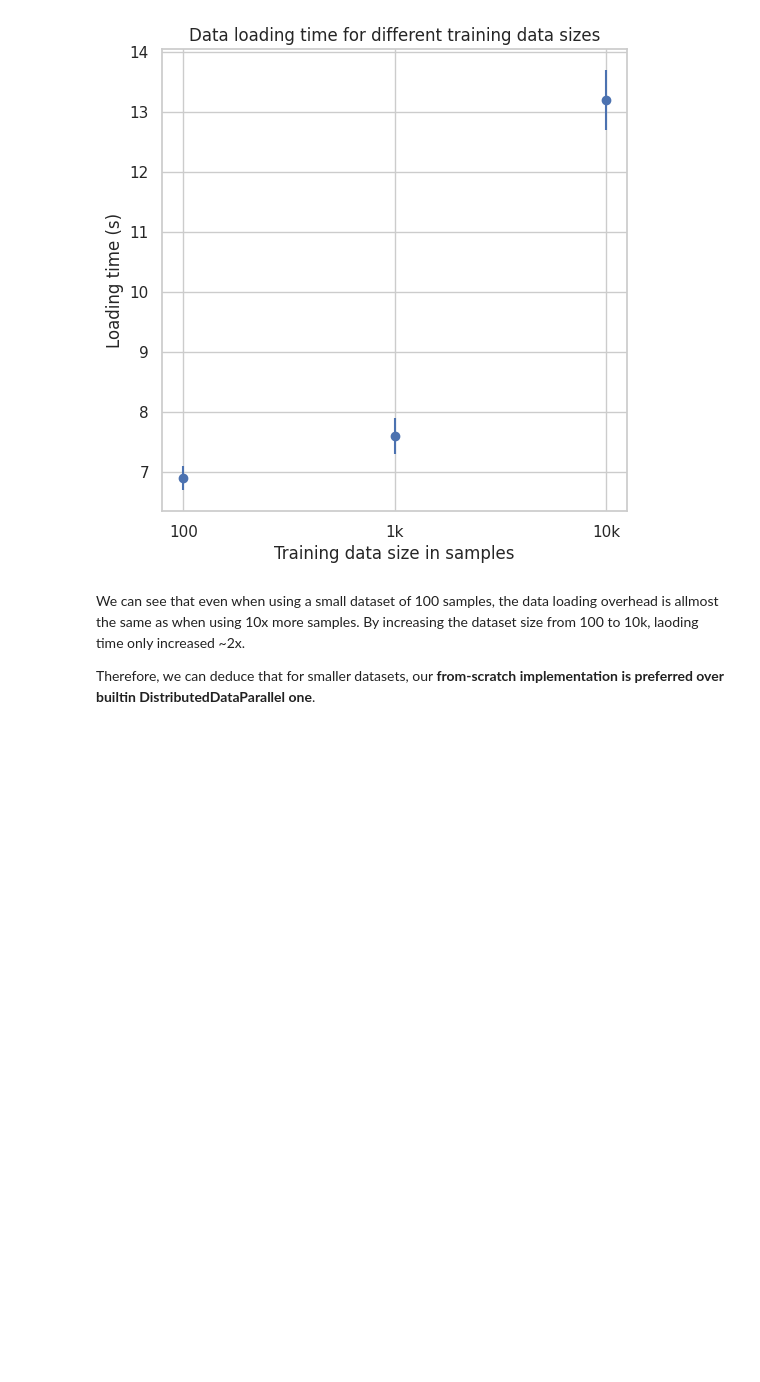
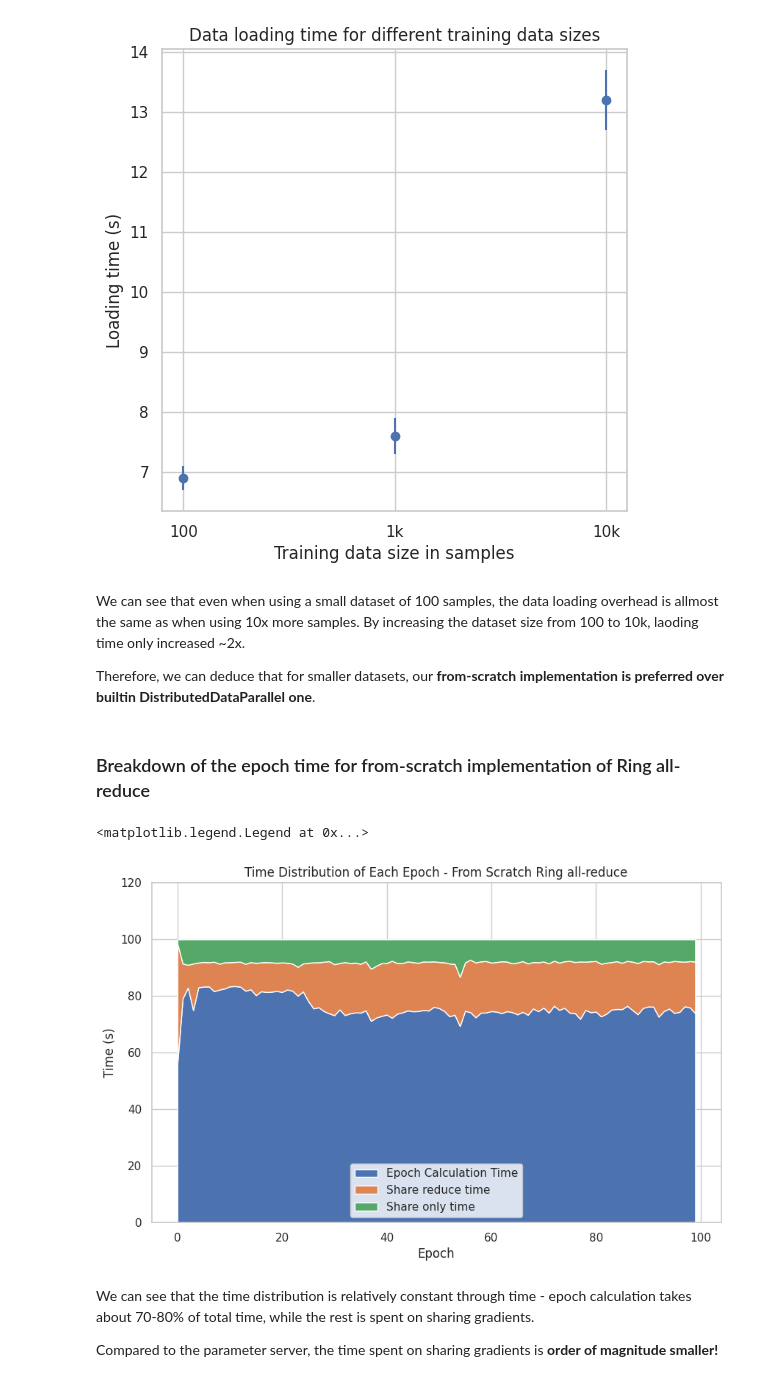
Before and after one commit to ppadjin/torch-parallel-from-scratch, a Jupyter notebook: Experiment2.ipynb, the cells around one changed output. Cells and saved outputs as stored; diff of their text form; code cells hidden in the pictures; blank space fills up the shorter version.

```diff
--- a/Experiment2.ipynb
+++ b/Experiment2.ipynb
@@ -179,3 +179,33 @@ Text(0.5, 1.0, 'Data loading time for different training data sizes')
 We can see that even when using a small dataset of 100 samples, the data loading overhead is allmost the same as when using 10x more samples. By increasing the dataset size from 100 to 10k, laoding time only increased ~2x.
 
 Therefore, we can deduce that for smaller datasets, our **from-scratch implementation is preferred over builtin DistributedDataParallel one**.
+# %% [markdown]
+### Breakdown of the epoch time for from-scratch implementation of Ring all-reduce
+# %%
+share_only_df = pd.read_csv(logs_path+'r_share_only.csv')
+share_reduce_df = pd.read_csv(logs_path+'r_share_reduce.csv')
+epoch_calc_df = pd.read_csv(logs_path+'r_epoch_calc.csv')
+# %%
+ring_epoch_df = pd.concat([share_only_df, share_reduce_df, epoch_calc_df], axis=1)
+# change to percentages of total time
+ring_epoch_df['total'] = ring_epoch_df.sum(axis=1)
+ring_epoch_df['ectime'] = ring_epoch_df['ectime'] / ring_epoch_df['total'] * 100
+ring_epoch_df['srtime'] = ring_epoch_df['srtime'] / ring_epoch_df['total'] * 100
+ring_epoch_df['sotime'] = ring_epoch_df['sotime'] / ring_epoch_df['total'] * 100
+
+
+plt.figure(figsize=(10, 6))
+plt.stackplot(ring_epoch_df.index, ring_epoch_df['ectime'], ring_epoch_df['srtime'], ring_epoch_df['sotime'], labels=['Epoch Calculation Time', 'Share reduce time', 'Share only time'])
+plt.title('Time Distribution of Each Epoch - From Scratch Ring all-reduce')
+plt.xlabel('Epoch')
+
+plt.ylabel('Time (s)')
+plt.ylim(0, 120)
+plt.legend()
+# %% [output]
+<matplotlib.legend.Legend at 0x...>
+[figure, added]
+# %% [markdown]
+We can see that the time distribution is relatively constant through time - epoch calculation takes about 70-80% of total time, while the rest is spent on sharing gradients.
+
+Compared to the parameter server, the time spent on sharing gradients is **order of magnitude smaller!**
```
Also changed, not shown: parts of 1 cell of this notebook.
